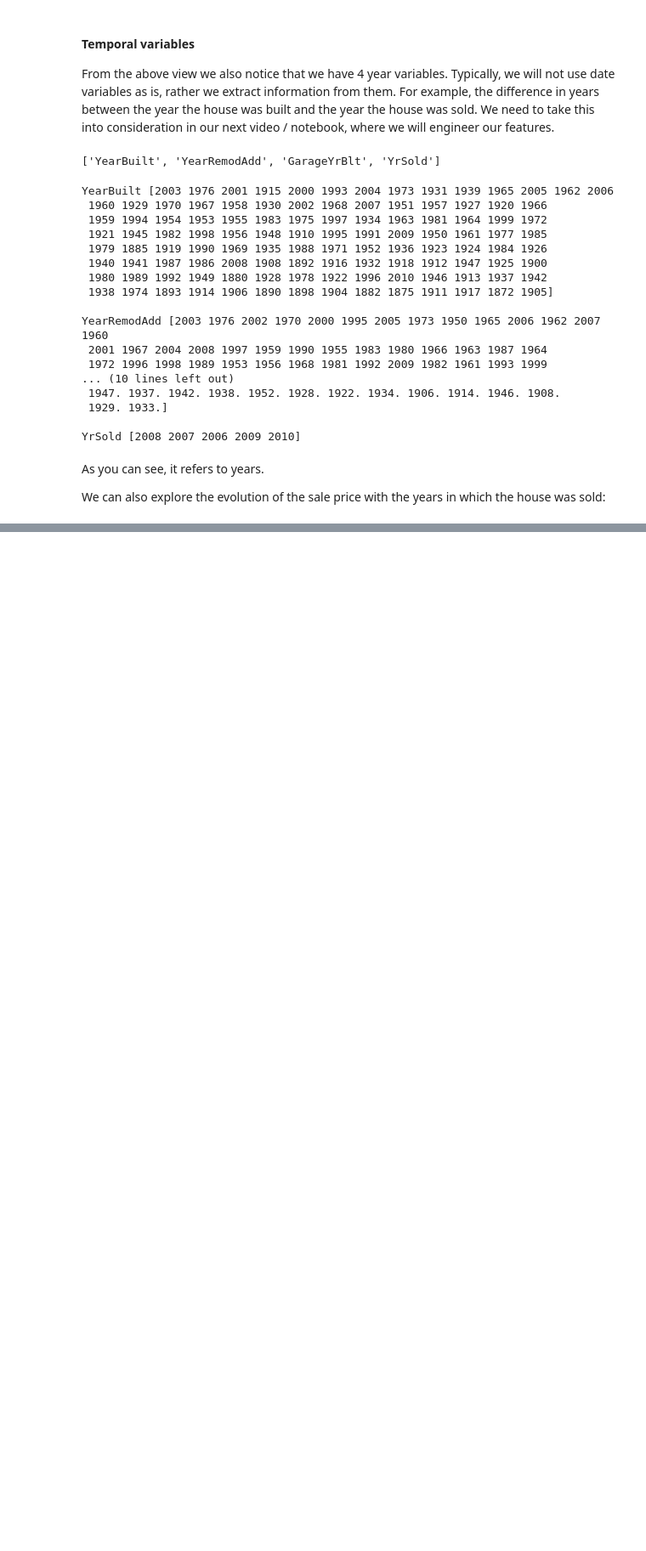
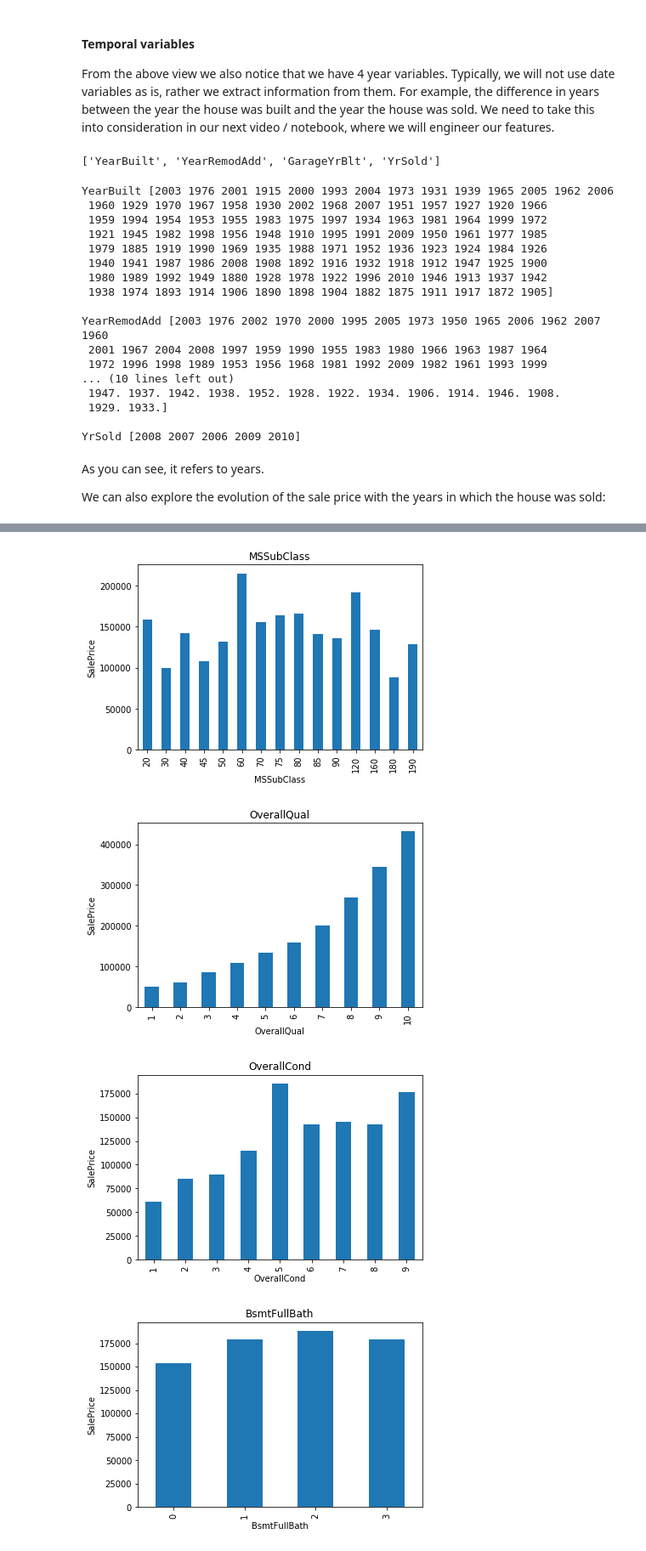
Before and after one commit to prtk1306/ML_Pipeline_Model_Deployment, a Jupyter notebook: ML_Pipeline_Step1_DataAnalysis.ipynb, the cells around one changed output, grey strips where cells are left out. Shown at 85% size. Saved outputs shown, nothing was run; the diff lists cells and outputs as text; code cells hidden in the pictures; blank space fills up the shorter version.

```diff
--- a/ML_Pipeline_Step1_DataAnalysis.ipynb
+++ b/ML_Pipeline_Step1_DataAnalysis.ipynb
@@ -217,0 +257,9 @@ We can also explore the evolution of the sale price with the years in which the
+# %%
+#list of discrete variables
+dist_vars = [var for var in num_vars if len(data[var].unique())<20 and var not in years_vars + ['Id']]
+
+#number of distinct variables
+print('Number of distinct variables: ',len(dist_vars))
+
+#print distinct varibles
+data[dist_vars].head()
@@ -217,0 +276,15 @@ We can also explore the evolution of the sale price with the years in which the
+# %%
+def analyse_distinct(df, var):
+    df = df.copy()
+    df.groupby(var)['SalePrice'].median().plot.bar()
+    plt.title(var)
+    plt.ylabel('SalePrice')
+    plt.show()
+
+for var in dist_vars:
+    analyse_distinct(data, var)
+# %% [output]
+[figure, added]
+[figure, added]
+[figure, added]
+[figure, added]
```
Also changed, not shown: parts of 29 cells of this notebook.
